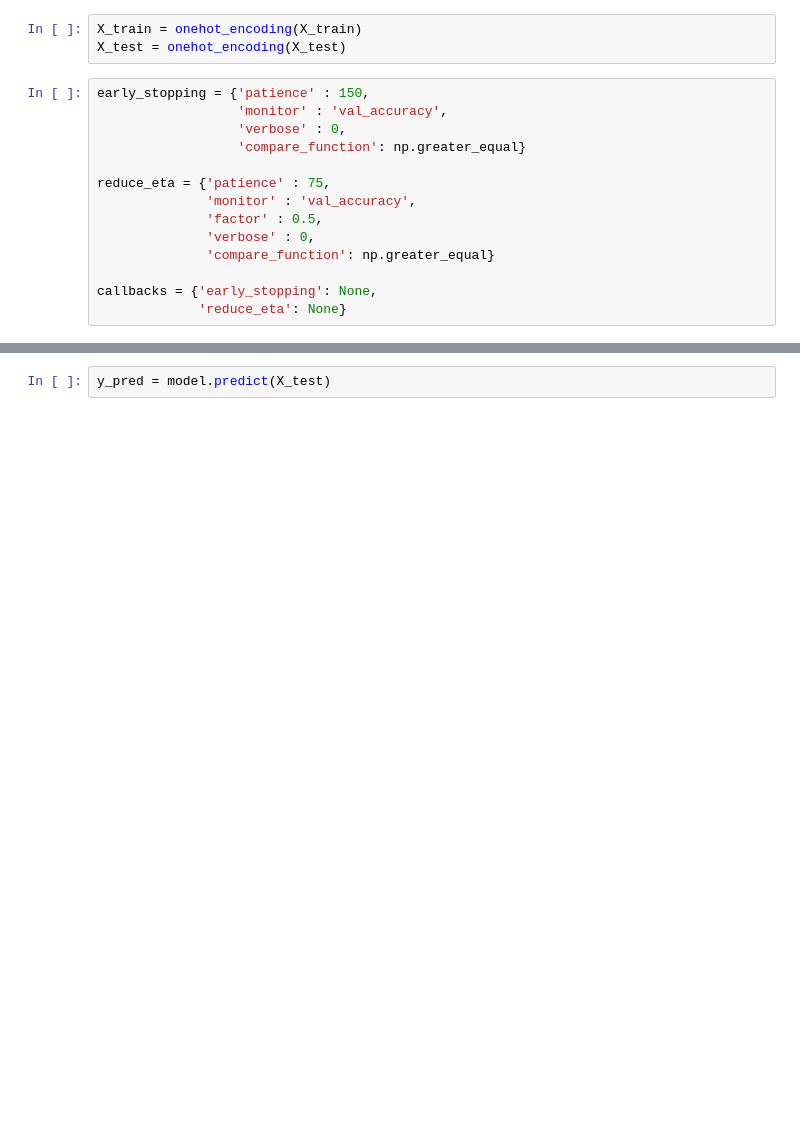
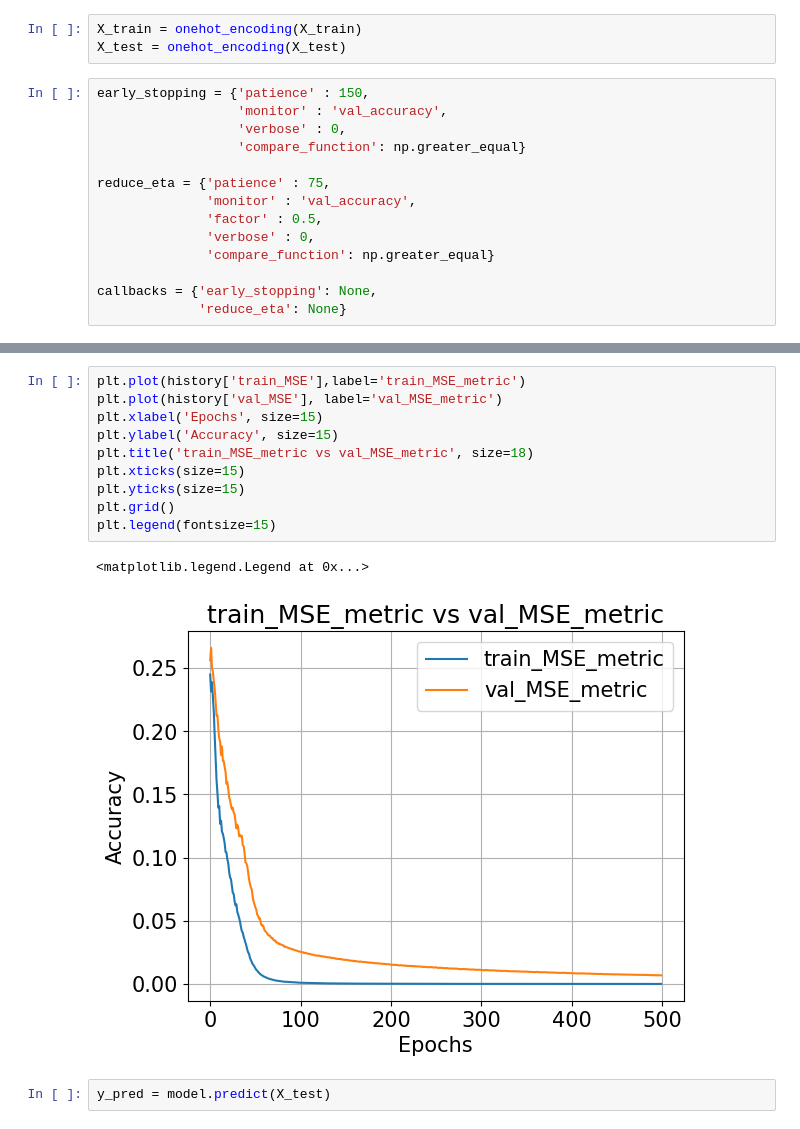
Before and after one commit to gmg00/ML_prj, a Jupyter notebook: notebooks/prova_training.ipynb, the cells around one changed output, grey strips where cells are left out. Cells and saved outputs as stored; diff of their text form; blank space fills up the shorter version.

```diff
--- a/notebooks/prova_training.ipynb
+++ b/notebooks/prova_training.ipynb
@@ -107,3 +111,16 @@ plt.legend(fontsize=15)
+# %%
+plt.plot(history['train_MSE'],label='train_MSE_metric')
+plt.plot(history['val_MSE'], label='val_MSE_metric')
+plt.xlabel('Epochs', size=15)
+plt.ylabel('Accuracy', size=15)
+plt.title('train_MSE_metric vs val_MSE_metric', size=18)
+plt.xticks(size=15)
+plt.yticks(size=15)
+plt.grid()
+plt.legend(fontsize=15)
+# %% [output]
+<matplotlib.legend.Legend at 0x...>
+[figure, added]
 # %%
 y_pred = model.predict(X_test)
 # %%
```
Also changed, not shown: parts of 6 cells of this notebook, 6 other files.
